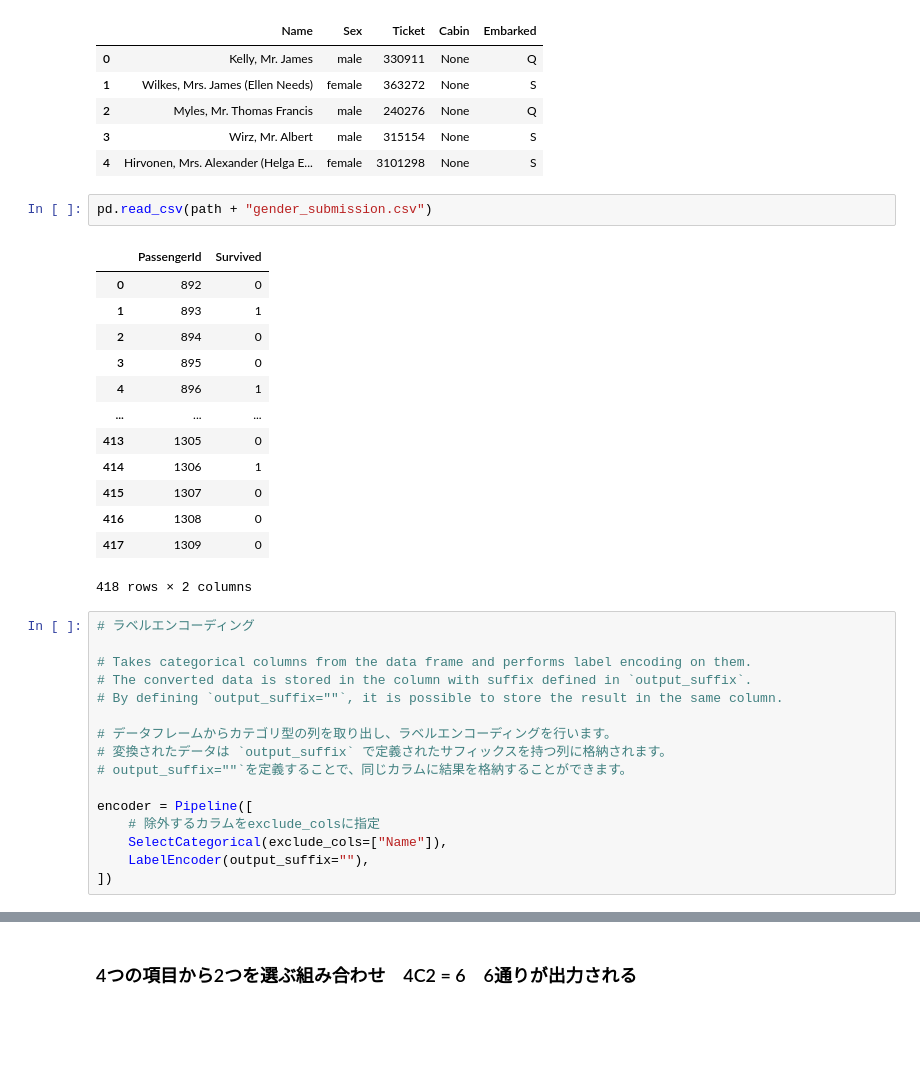
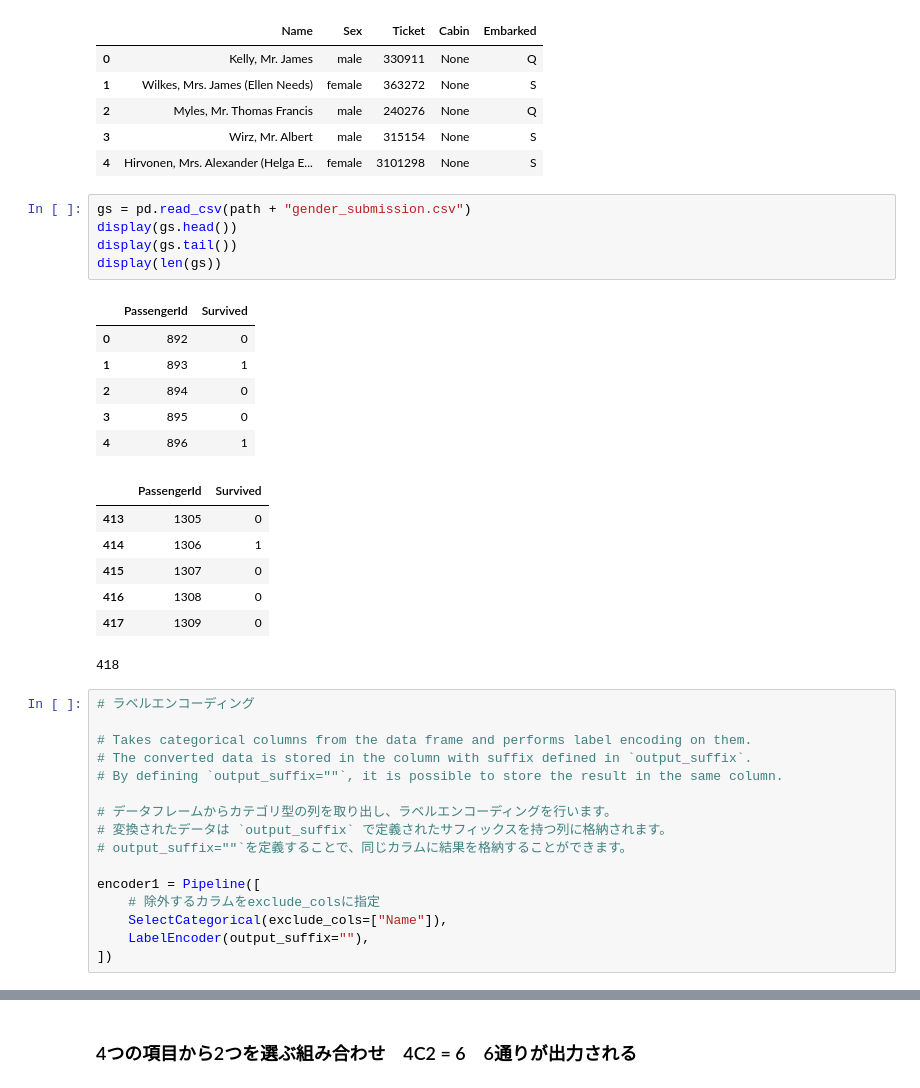
Before and after one commit to KJMAN678/xfeat, a Jupyter notebook: titanic_xfeat.ipynb, the cells around one changed output, grey strips where cells are left out. Drawn from its saved outputs; the diff is of its cells as text; blank space fills up the shorter version.

```diff
--- a/titanic_xfeat.ipynb
+++ b/titanic_xfeat.ipynb
@@ -108,22 +113,25 @@ display(SelectCategorical().fit_transform(dtest).head())
 | 2 | Myles, Mr. Thomas Francis | male | 240276 | None | Q |
 | 3 | Wirz, Mr. Albert | male | 315154 | None | S |
 | 4 | Hirvonen, Mrs. Alexander (Helga E... | female | 3101298 | None | S |
-# %%
-pd.read_csv(path + "gender_submission.csv")
-# %% [output]
-|  | PassengerId | Survived |
-| 0 | 892 | 0 |
-| 1 | 893 | 1 |
-| 2 | 894 | 0 |
-| 3 | 895 | 0 |
-| 4 | 896 | 1 |
-| ... | ... | ... |
-| 413 | 1305 | 0 |
-| 414 | 1306 | 1 |
-| 415 | 1307 | 0 |
-| 416 | 1308 | 0 |
-| 417 | 1309 | 0 |
-418 rows × 2 columns
+# %%
+gs = pd.read_csv(path + "gender_submission.csv")
+display(gs.head())
+display(gs.tail())
+display(len(gs))
+# %% [output]
+|  | PassengerId | Survived |
+| 0 | 892 | 0 |
+| 1 | 893 | 1 |
+| 2 | 894 | 0 |
+| 3 | 895 | 0 |
+| 4 | 896 | 1 |
+|  | PassengerId | Survived |
+| 413 | 1305 | 0 |
+| 414 | 1306 | 1 |
+| 415 | 1307 | 0 |
+| 416 | 1308 | 0 |
+| 417 | 1309 | 0 |
+418
 # %%
 # ラベルエンコーディング
 
@@ -135,7 +143,7 @@ pd.read_csv(path + "gender_submission.csv")
 # 変換されたデータは `output_suffix` で定義されたサフィックスを持つ列に格納されます。
 # output_suffix=""`を定義することで、同じカラムに結果を格納することができます。
 
-encoder = Pipeline([
+encoder1 = Pipeline([
     # 除外するカラムをexclude_colsに指定
     SelectCategorical(exclude_cols=["Name"]),
     LabelEncoder(output_suffix=""),
```
Also changed, not shown: parts of 29 cells of this notebook, 1 other file.
